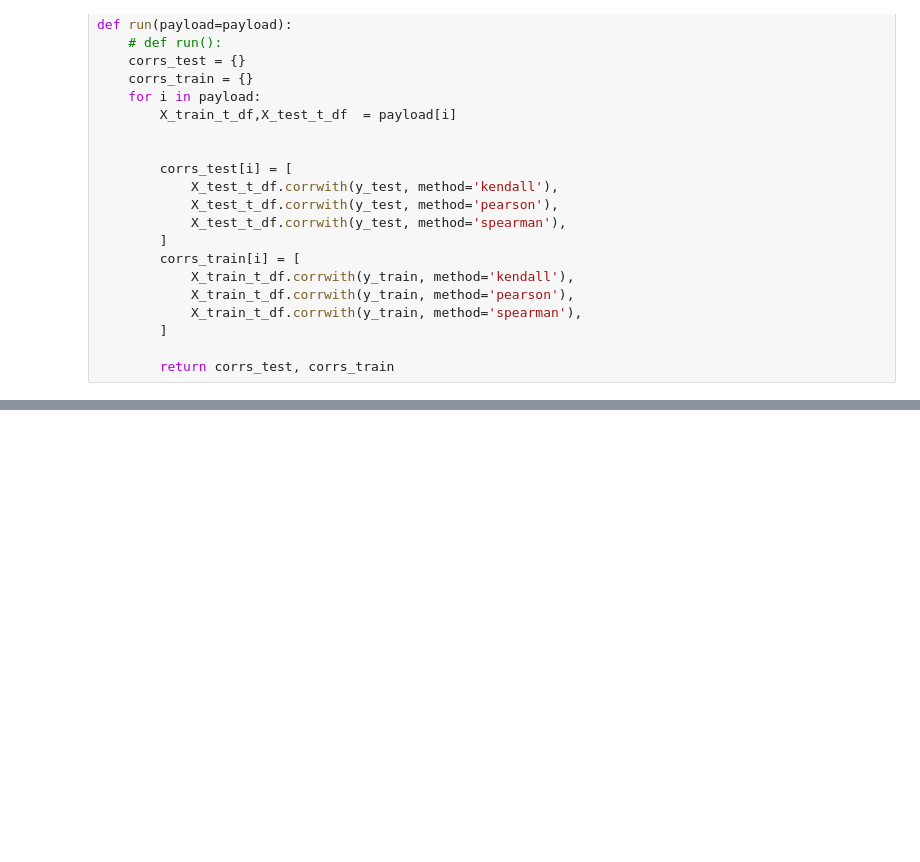
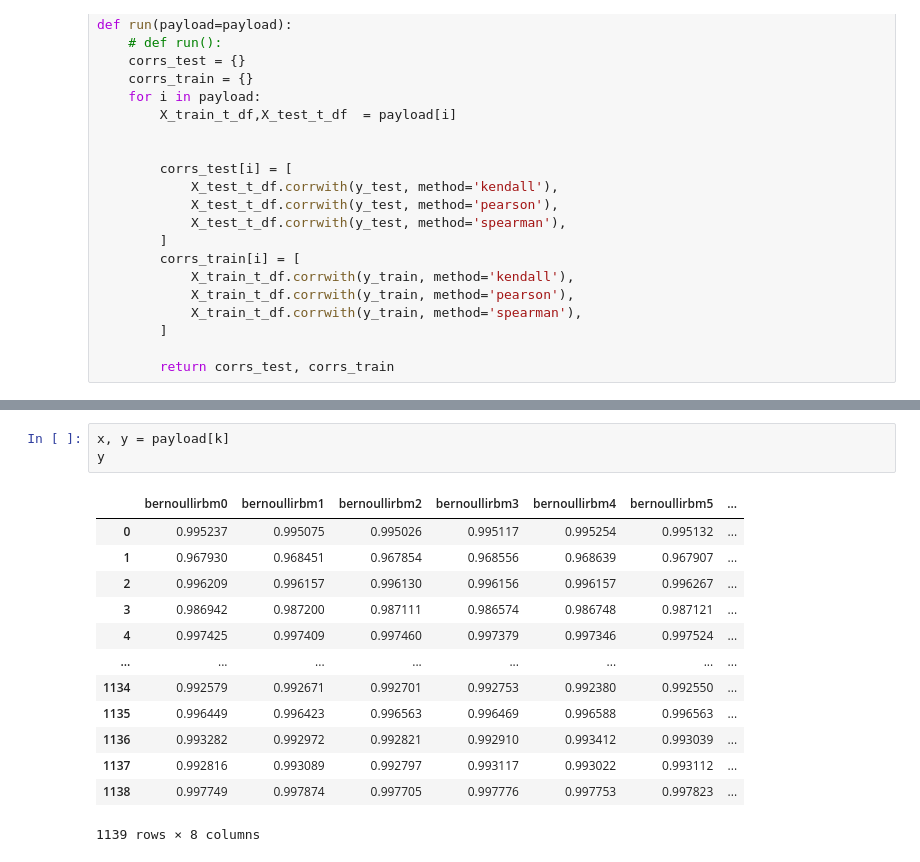
Before and after one commit to risan-raja/sdpiit, a Jupyter notebook: notebooks/optuna_opt.ipynb, the cells around one changed output, grey strips where cells are left out. Drawn from its saved outputs; the diff is of its cells as text; blank space fills up the shorter version.

```diff
--- a/notebooks/optuna_opt.ipynb
+++ b/notebooks/optuna_opt.ipynb
@@ -725,0 +699,17 @@ import joblib
+# %%
+x, y = payload[k]
+y
+# %% [output]
+|  | bernoullirbm0 | bernoullirbm1 | bernoullirbm2 | bernoullirbm3 | bernoullirbm4 | bernoullirbm5 | ... |
+| 0 | 0.995237 | 0.995075 | 0.995026 | 0.995117 | 0.995254 | 0.995132 | ... |
+| 1 | 0.967930 | 0.968451 | 0.967854 | 0.968556 | 0.968639 | 0.967907 | ... |
+| 2 | 0.996209 | 0.996157 | 0.996130 | 0.996156 | 0.996157 | 0.996267 | ... |
+| 3 | 0.986942 | 0.987200 | 0.987111 | 0.986574 | 0.986748 | 0.987121 | ... |
+| 4 | 0.997425 | 0.997409 | 0.997460 | 0.997379 | 0.997346 | 0.997524 | ... |
+| ... | ... | ... | ... | ... | ... | ... | ... |
+| 1134 | 0.992579 | 0.992671 | 0.992701 | 0.992753 | 0.992380 | 0.992550 | ... |
+| 1135 | 0.996449 | 0.996423 | 0.996563 | 0.996469 | 0.996588 | 0.996563 | ... |
+| 1136 | 0.993282 | 0.992972 | 0.992821 | 0.992910 | 0.993412 | 0.993039 | ... |
+| 1137 | 0.992816 | 0.993089 | 0.992797 | 0.993117 | 0.993022 | 0.993112 | ... |
+| 1138 | 0.997749 | 0.997874 | 0.997705 | 0.997776 | 0.997753 | 0.997823 | ... |
+1139 rows × 8 columns
```
Also changed, not shown: parts of 5 cells of this notebook, 1 other file.
